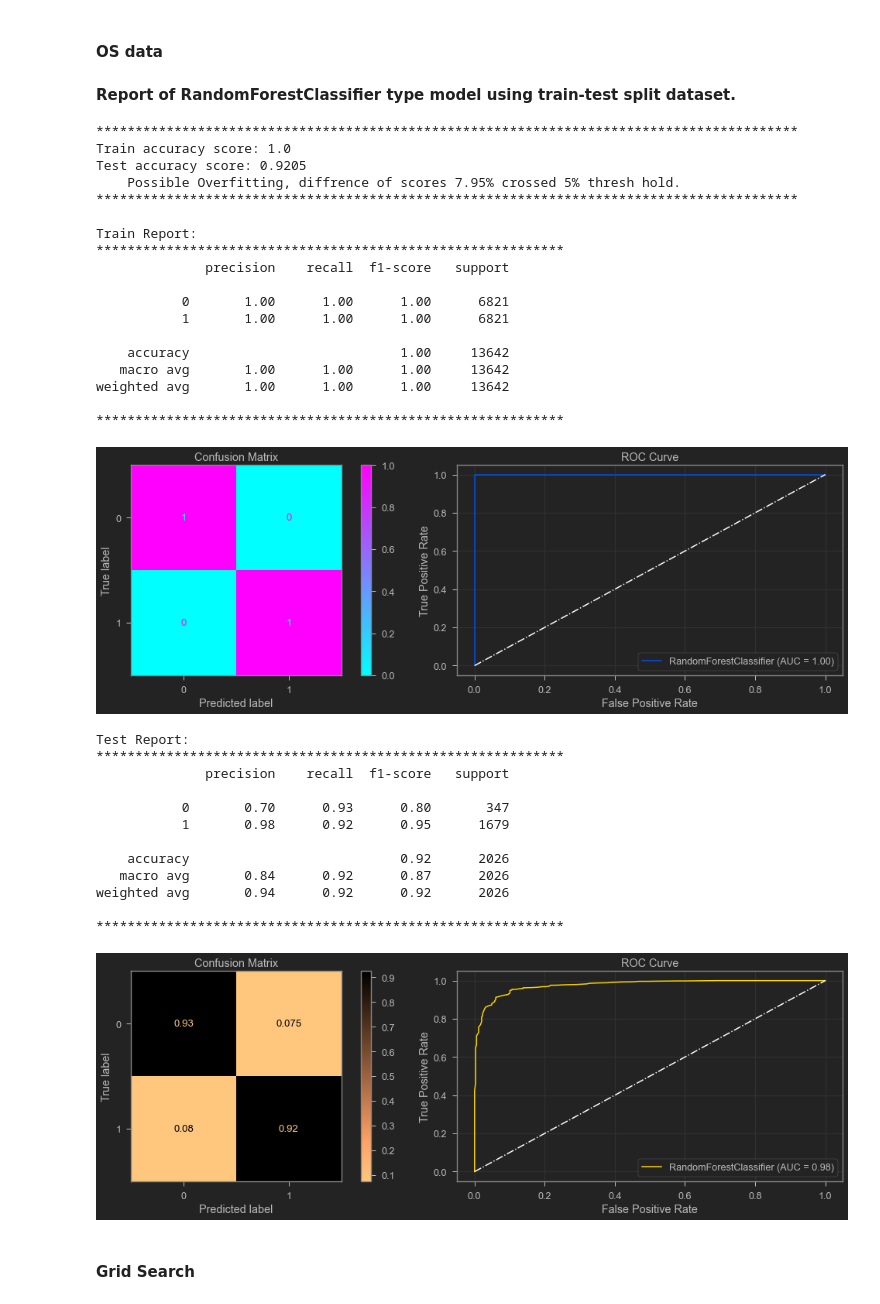
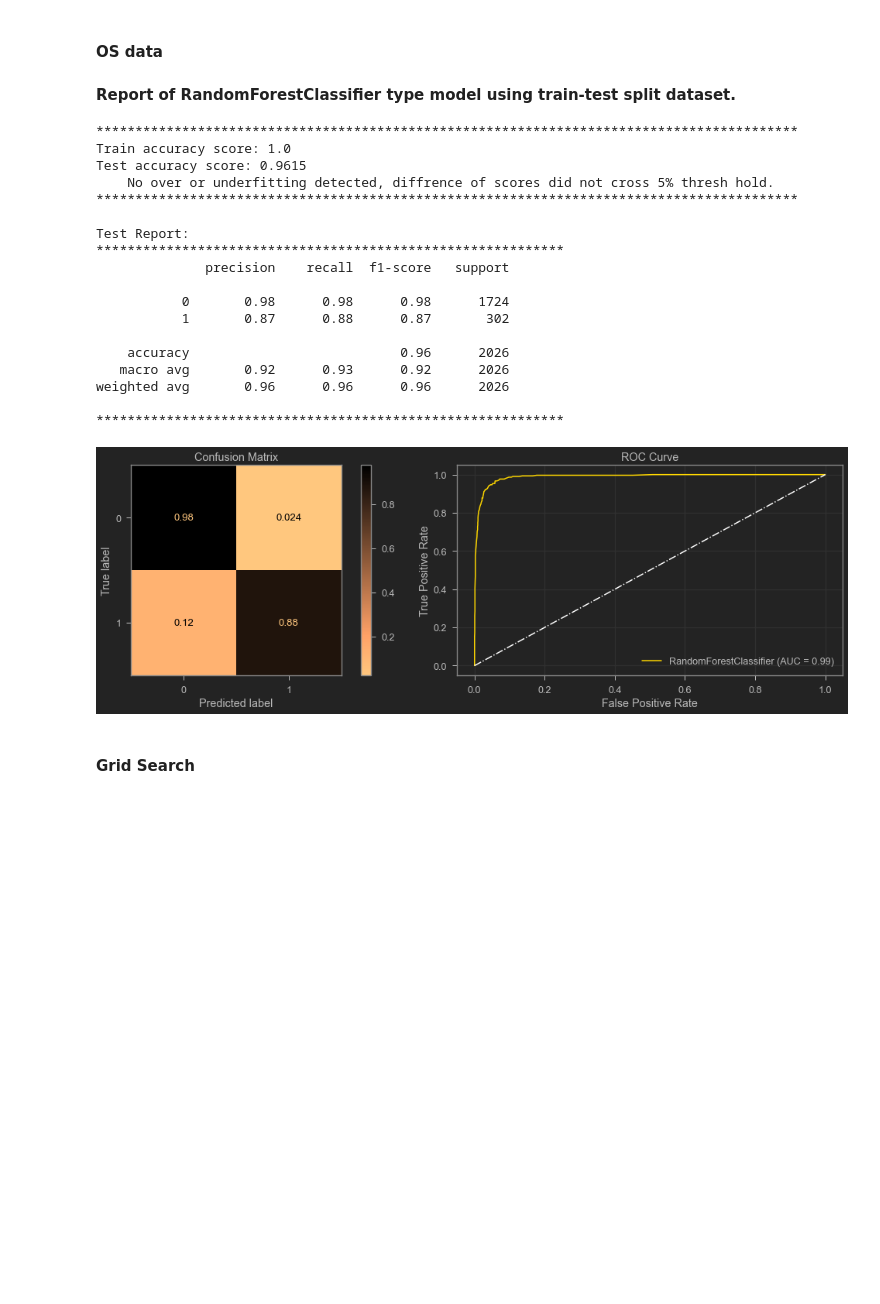
Before and after one commit to tamjid-ahsan/capstone_customer_churn, a Jupyter notebook: index.ipynb, the cells around one changed output. Cells and saved outputs as stored; diff of their text form; code cells hidden in the pictures; blank space fills up the shorter version.

```diff
--- a/index.ipynb
+++ b/index.ipynb
@@ -425,2 +565,11 @@ NameError: name 'base_model' is not defined
+# %%
+X_additional_col = cluster_df.drop(columns='target').copy()
+y_additional_col = cluster_df.target.copy()
+# %%
+X_train_pr, X_test_pr, y_train, y_test = train_test_split(X_additional_col, y_additional_col, train_size=.8)
+# %%
+oversampling1 = SMOTENC(categorical_features=smotenc_features, n_jobs=-1)
+# %%
+X_train_pr_os, y_train_encoded_os = oversampling1.fit_sample(X_train_pr, y_train)
 # %% [markdown]
 ### Baseline model
@@ -521,41 +650,33 @@ weighted avg       0.96      0.96      0.96      2026
 #### OS data
 # %%
 clf_rf = RandomForestClassifier(n_jobs=-1)
-model_report(clf_rf, X_train_pr_os, y_train_encoded_os, X_test_pr, y_test_encoded)
+fn.model_report(clf_rf,
+             X_train_pr_os,
+             y_train_encoded_os,
+             X_test_pr,
+             y_test,
+             show_train_report=False)
 # %% [output]
 Report of RandomForestClassifier type model using train-test split dataset.
 ******************************************************************************************
 Train accuracy score: 1.0
-Test accuracy score: 0.9205
-    Possible Overfitting, diffrence of scores 7.95% crossed 5% thresh hold.
+Test accuracy score: 0.9615
+    No over or underfitting detected, diffrence of scores did not cross 5% thresh hold.
 ******************************************************************************************
 
-Train Report:
+Test Report:
 ************************************************************
               precision    recall  f1-score   support
 
-           0       1.00      1.00      1.00      6821
-           1       1.00      1.00      1.00      6821
+           0       0.98      0.98      0.98      1724
+           1       0.87      0.88      0.87       302
 
-    accuracy                           1.00     13642
-   macro avg       1.00      1.00      1.00     13642
-weighted avg       1.00      1.00      1.00     13642
+    accuracy                           0.96      2026
+   macro avg       0.92      0.93      0.92      2026
+weighted avg       0.96      0.96      0.96      2026
 
 ************************************************************
-[figure, old version]
+[figure, new version]
-Test Report:
-************************************************************
-              precision    recall  f1-score   support
-
-           0       0.70      0.93      0.80       347
-           1       0.98      0.92      0.95      1679
-
-    accuracy                           0.92      2026
-   macro avg       0.84      0.92      0.87      2026
-weighted avg       0.94      0.92      0.92      2026
-
-************************************************************
-[figure, removed]
 # %% [markdown]
 #### Grid Search
 # %%
```
Also changed, not shown: parts of 106 cells of this notebook, 3 other files.
